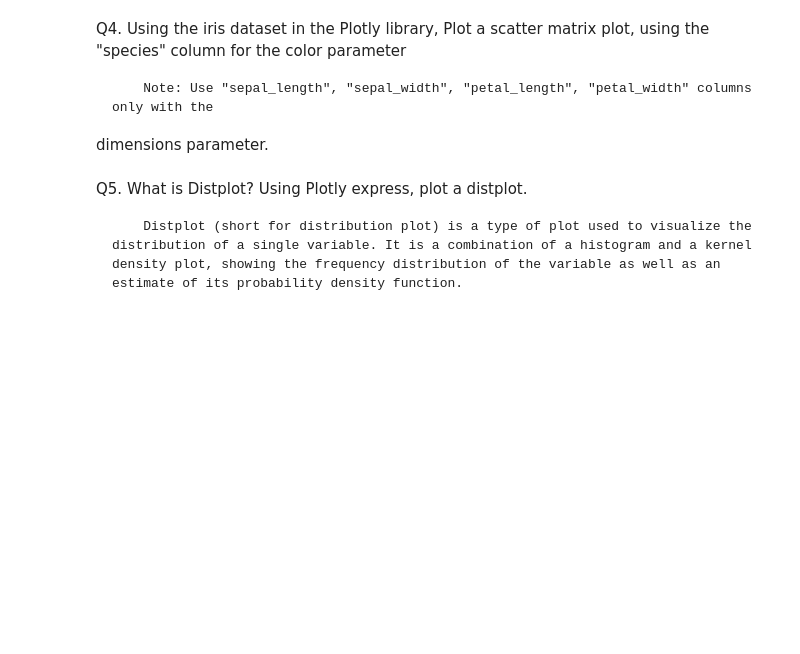
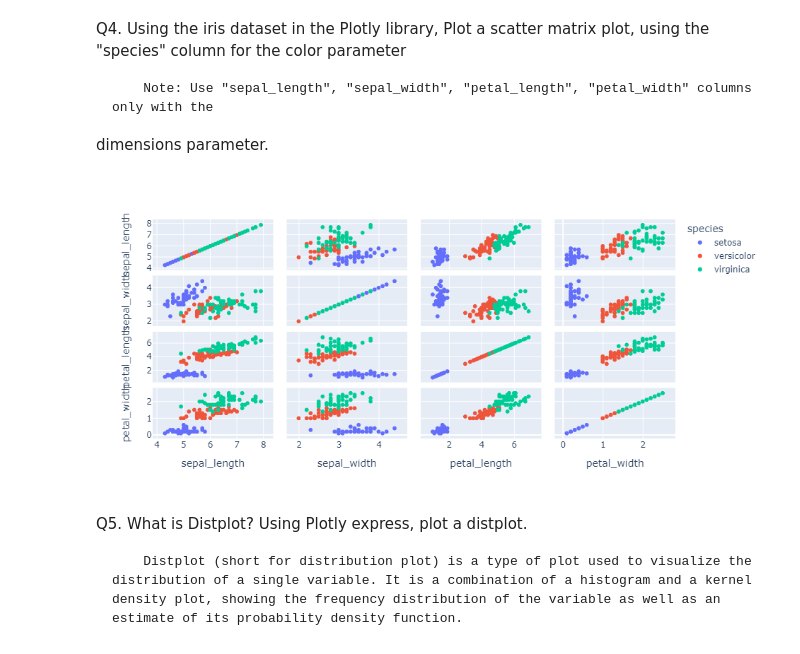
Before and after one commit to Ashutoshcs40all/FULL-STACK-DATA-SCIENCE, a Jupyter notebook: PYTHON/NUMPY,MATPLOTLIB/assignment4Mar.ipynb, the cells around one changed output. Cells and saved outputs as stored; diff of their text form; code cells hidden in the pictures; blank space fills up the shorter version.

```diff
--- a/PYTHON/NUMPY,MATPLOTLIB/assignment4Mar.ipynb
+++ b/PYTHON/NUMPY,MATPLOTLIB/assignment4Mar.ipynb
@@ -34,6 +50,11 @@ dimensions parameter.
 iris=px.data.iris()
 fig=px.scatter_matrix(iris,dimensions=["sepal_length", "sepal_width", "petal_length", "petal_width"],color="species")
 fig.show()
+# %%
+from IPython import display
+display.Image("newplot4.jpg")
+# %% [output]
+[figure, added]
 # %% [markdown]
 Q5. What is Distplot? Using Plotly express, plot a distplot.
 
```
Also changed, not shown: parts of 5 cells of this notebook, 5 other files.
